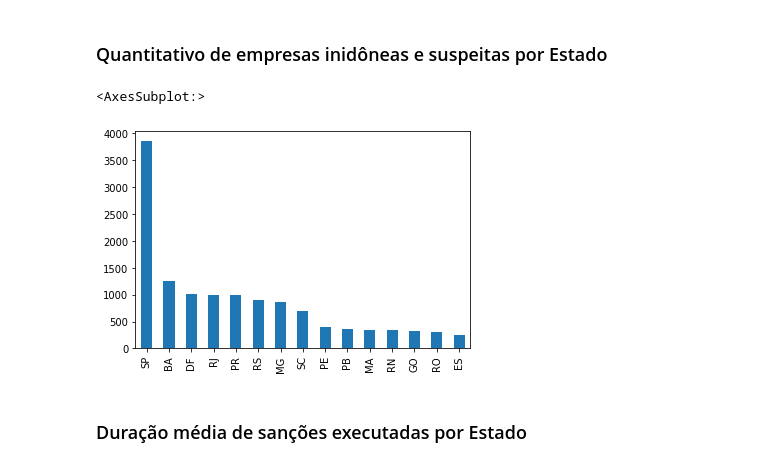
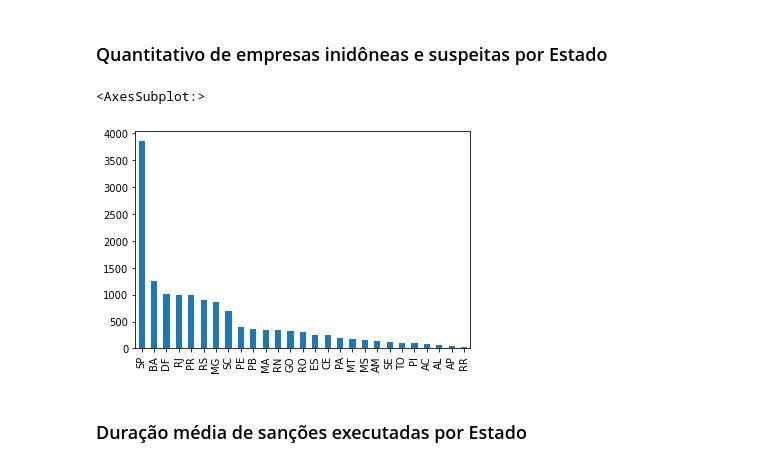
Before and after one commit to adre76/DataScience, a Jupyter notebook: DataScience/notebook.ipynb, the cells around one changed output. Saved outputs shown, nothing was run; the diff lists cells and outputs as text; code cells hidden in the pictures.

```diff
--- a/DataScience/notebook.ipynb
+++ b/DataScience/notebook.ipynb
@@ -25,10 +25,10 @@ ceis['DATA DO TRANSITO EM JULGADO'] = pd.to_datetime(ceis['DATA DO TRANSITO EM J
 ### Quantitativo de empresas inidôneas e suspeitas por Estado
 # %%
 # Criando o gráfico sumarizador por Estado
-ceis['UF ORGAO SANCIONADOR'].value_counts()[:15].plot(kind='bar')
+ceis['UF ORGAO SANCIONADOR'].value_counts().plot(kind='bar')
 # %% [output]
 <AxesSubplot:>
-[figure, old version]
+[figure, new version]
 # %% [markdown]
 ### Duração média de sanções executadas por Estado
 # %%
```
Also changed, not shown: parts of 2 cells of this notebook, 1 other file.
